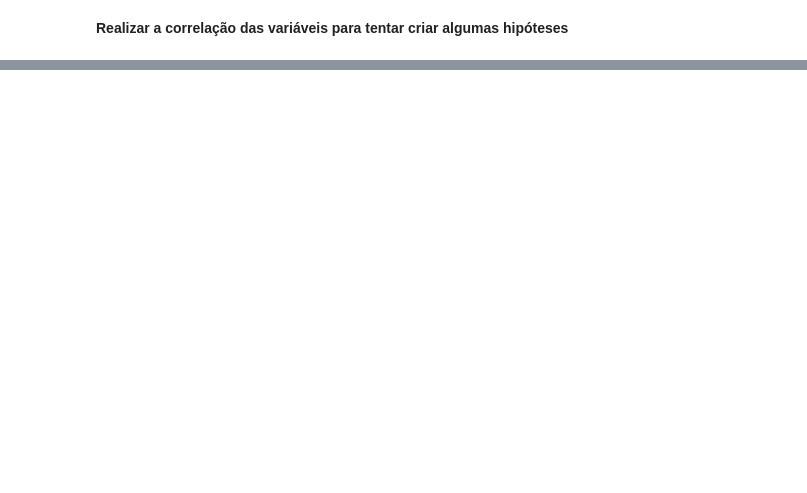
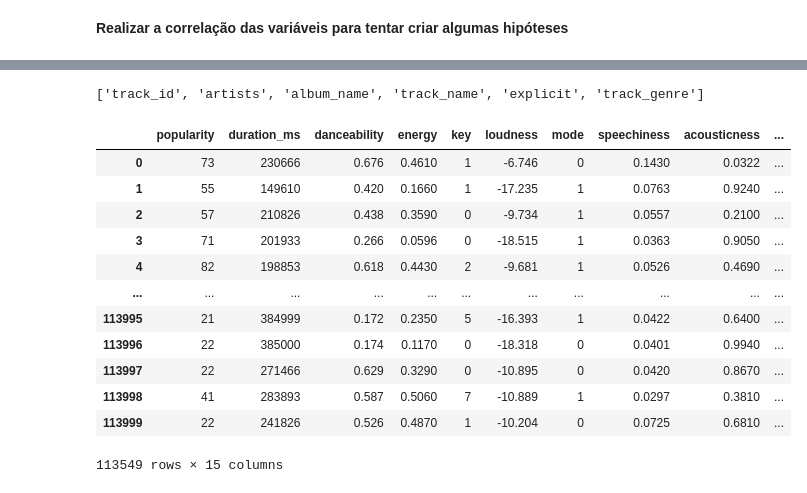
Before and after one commit to brenocolaco/Analise-do-Spotify, a Jupyter notebook: Análise do Spotify.ipynb, the cells around one changed output, grey strips where cells are left out. Cells and saved outputs as stored; diff of their text form; code cells hidden in the pictures; blank space fills up the shorter version.

```diff
--- a/Análise do Spotify.ipynb
+++ b/Análise do Spotify.ipynb
@@ -304,0 +352,5 @@ sns.heatmap(correlacao, cmap = "Blues", center = 0, annot = True)
+# %%
+#Removendo itens duplicados
+
+dados = dados.drop_duplicates()
+dados.head()
@@ -304,0 +377,16 @@ sns.heatmap(correlacao, cmap = "Blues", center = 0, annot = True)
+# %%
+#numpy.select(condlist, choicelist, default=0)
+
+#criando classes de popularidade
+
+#primeiro condlist(condições)
+condlist = [
+    (dados['popularity'] >= 70),
+    (dados['popularity'] < 70)
+]
+#segundo choicelist(pela dica 1 temos 1,0)
+choicelist = [1,0]
+
+#criar coluna popularity_class
+#uma vez que usamos o zero na choicelist, mudaos o valor do default
+dados['popularity_class'] = np.select(condlist, choicelist, default = 'Não informado')
@@ -304,0 +417,4 @@ sns.heatmap(correlacao, cmap = "Blues", center = 0, annot = True)
+# %%
+#Invocando a função astype() e atribuindo o resultado de volta à coluna
+dados['popularity_class'] = dados['popularity_class'].astype(int)
+dados.info()
@@ -304,0 +439,31 @@ sns.heatmap(correlacao, cmap = "Blues", center = 0, annot = True)
+# %%
+#Ficando so com os dados numéricos
+#fazer uma copia dos dados
+dados_numericos = dados
+
+#varrer o dataframe para obter as colunas que tem dados não numericos
+lista = []
+for columns in dados:
+    if dados[columns].dtype == 'object' or dados[columns].dtype == 'bool':
+        lista.append(columns)
+
+print(lista)
+# %% [output]
+['track_id', 'artists', 'album_name', 'track_name', 'explicit', 'track_genre']
+# %%
+dados_numericos = dados.drop(columns=lista)
+dados_numericos
+# %% [output]
+|  | popularity | duration_ms | danceability | energy | key | loudness | mode | speechiness | acousticness | ... |
+| 0 | 73 | 230666 | 0.676 | 0.4610 | 1 | -6.746 | 0 | 0.1430 | 0.0322 | ... |
+| 1 | 55 | 149610 | 0.420 | 0.1660 | 1 | -17.235 | 1 | 0.0763 | 0.9240 | ... |
+| 2 | 57 | 210826 | 0.438 | 0.3590 | 0 | -9.734 | 1 | 0.0557 | 0.2100 | ... |
+| 3 | 71 | 201933 | 0.266 | 0.0596 | 0 | -18.515 | 1 | 0.0363 | 0.9050 | ... |
+| 4 | 82 | 198853 | 0.618 | 0.4430 | 2 | -9.681 | 1 | 0.0526 | 0.4690 | ... |
+| ... | ... | ... | ... | ... | ... | ... | ... | ... | ... | ... |
+| 113995 | 21 | 384999 | 0.172 | 0.2350 | 5 | -16.393 | 1 | 0.0422 | 0.6400 | ... |
+| 113996 | 22 | 385000 | 0.174 | 0.1170 | 0 | -18.318 | 0 | 0.0401 | 0.9940 | ... |
+| 113997 | 22 | 271466 | 0.629 | 0.3290 | 0 | -10.895 | 0 | 0.0420 | 0.8670 | ... |
+| 113998 | 41 | 283893 | 0.587 | 0.5060 | 7 | -10.889 | 1 | 0.0297 | 0.3810 | ... |
+| 113999 | 22 | 241826 | 0.526 | 0.4870 | 1 | -10.204 | 0 | 0.0725 | 0.6810 | ... |
+113549 rows × 15 columns
```
Also changed, not shown: parts of 27 cells of this notebook.
